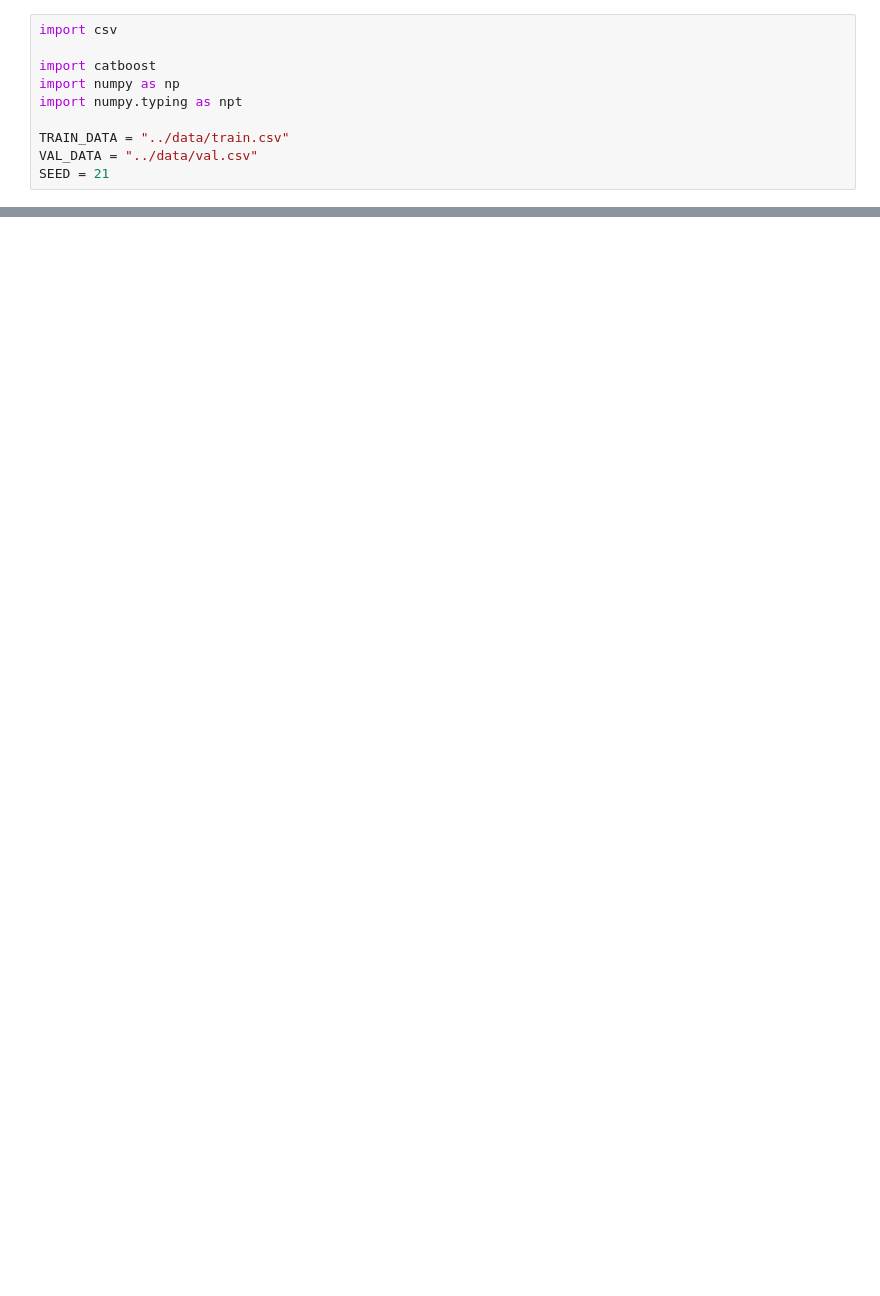
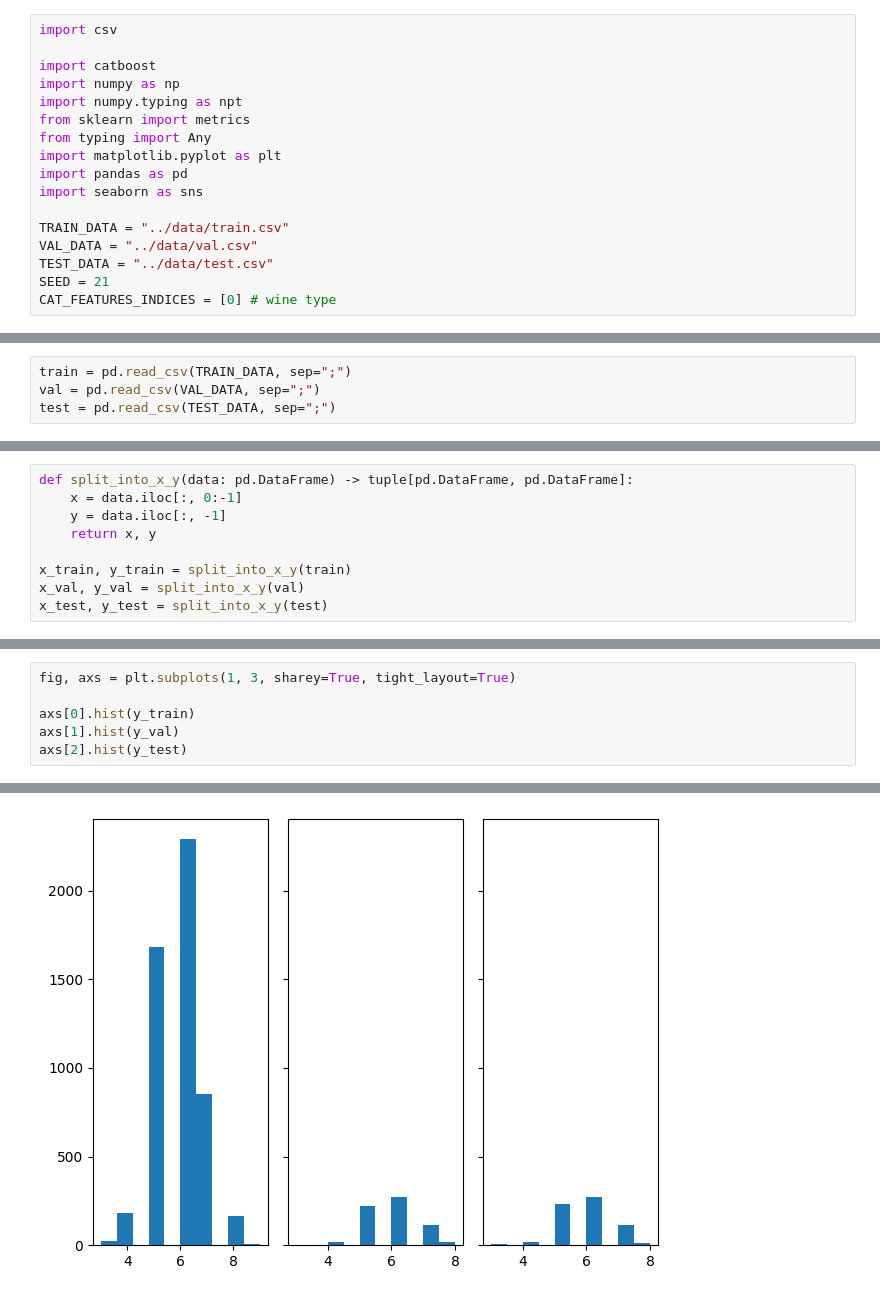
Before and after one commit to borisshapa/wine-quality-secrets, a Jupyter notebook: notebooks/classification-on-wine-quality-dataset.ipynb, the cells around one changed output, grey strips where cells are left out. Cells and saved outputs as stored; diff of their text form; blank space fills up the shorter version.

```diff
--- a/notebooks/classification-on-wine-quality-dataset.ipynb
+++ b/notebooks/classification-on-wine-quality-dataset.ipynb
@@ -4,7 +35,14 @@ import csv
 import catboost
 import numpy as np
 import numpy.typing as npt
+from sklearn import metrics
+from typing import Any
+import matplotlib.pyplot as plt
+import pandas as pd
+import seaborn as sns
 
 TRAIN_DATA = "../data/train.csv"
 VAL_DATA = "../data/val.csv"
+TEST_DATA = "../data/test.csv"
 SEED = 21
+CAT_FEATURES_INDICES = [0] # wine type
@@ -38,0 +51,4 @@ val_data, val_labels = read_data(VAL_DATA)
+# %%
+train = pd.read_csv(TRAIN_DATA, sep=";")
+val = pd.read_csv(VAL_DATA, sep=";")
+test = pd.read_csv(TEST_DATA, sep=";")
@@ -38,0 +133,9 @@ val_data, val_labels = read_data(VAL_DATA)
+# %%
+def split_into_x_y(data: pd.DataFrame) -> tuple[pd.DataFrame, pd.DataFrame]:
+    x = data.iloc[:, 0:-1]
+    y = data.iloc[:, -1]
+    return x, y
+
+x_train, y_train = split_into_x_y(train)
+x_val, y_val = split_into_x_y(val)
+x_test, y_test = split_into_x_y(test)
@@ -38,0 +144,7 @@ val_data, val_labels = read_data(VAL_DATA)
+# %%
+fig, axs = plt.subplots(1, 3, sharey=True, tight_layout=True)
+
+axs[0].hist(y_train)
+axs[1].hist(y_val)
+axs[2].hist(y_test)
+# %% [output]
@@ -38,0 +154 @@ val_data, val_labels = read_data(VAL_DATA)
+[figure, added]
```
Also changed, not shown: parts of 19 cells of this notebook, 1 other file.
